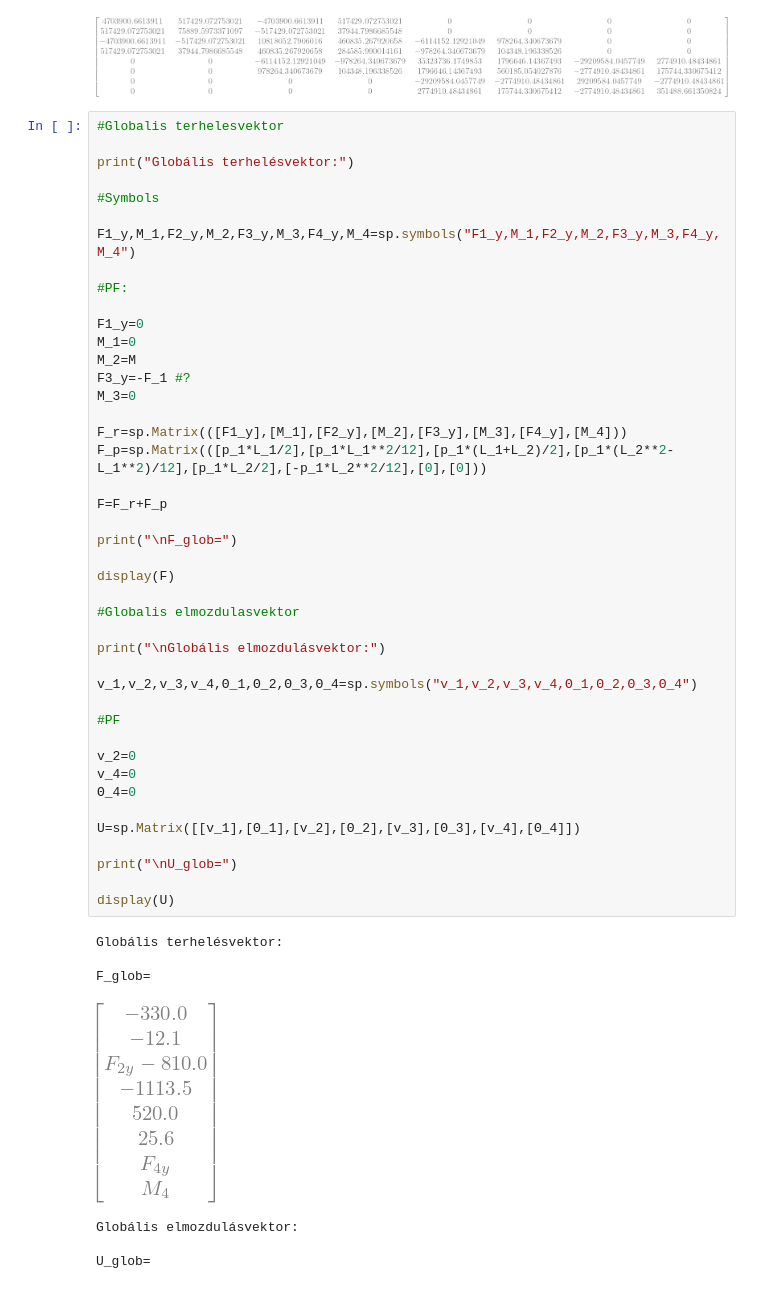
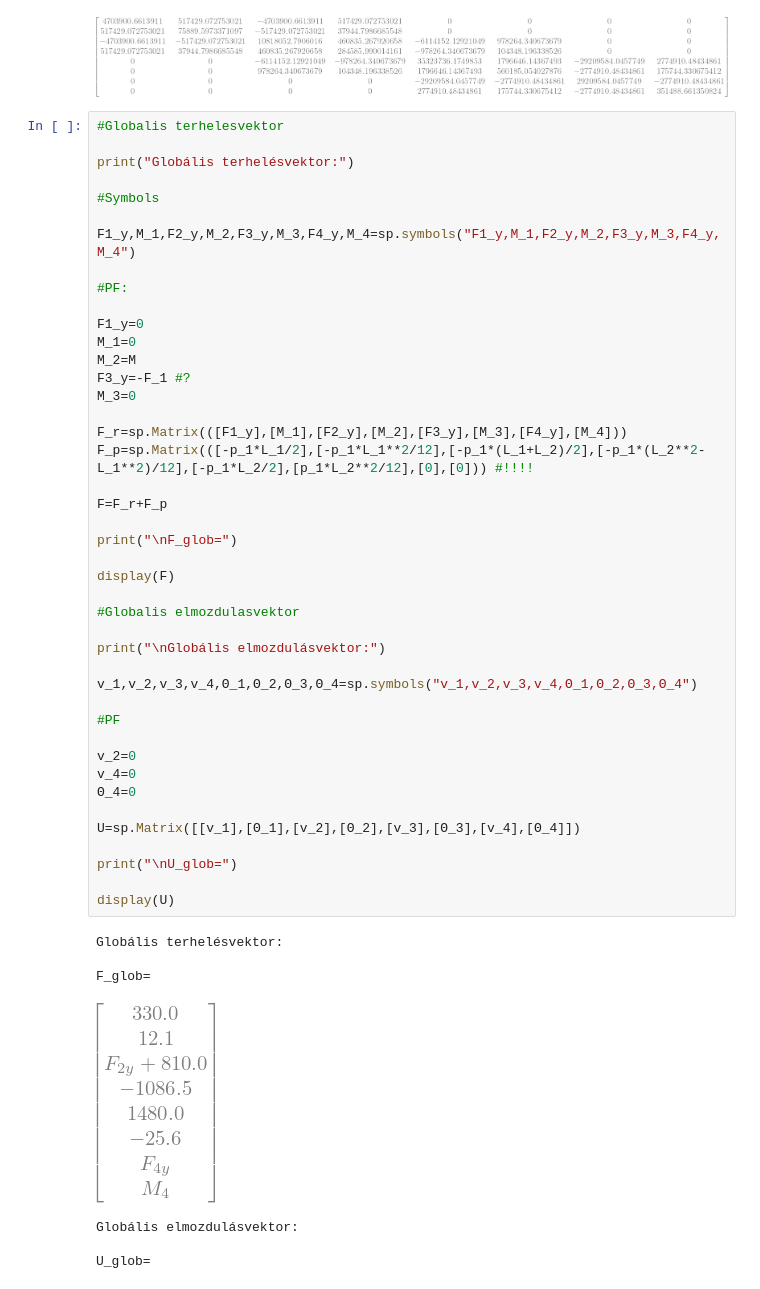
Before and after one commit to near731/VEM_HF1, a Jupyter notebook: vem_hf1.ipynb, the cells around one changed output. Cells and saved outputs as stored; diff of their text form.

```diff
--- a/vem_hf1.ipynb
+++ b/vem_hf1.ipynb
@@ -175,36 +175,36 @@ F3_y=-F_1 #?
 M_3=0
 
 F_r=sp.Matrix(([F1_y],[M_1],[F2_y],[M_2],[F3_y],[M_3],[F4_y],[M_4]))
-F_p=sp.Matrix(([p_1*L_1/2],[p_1*L_1**2/12],[p_1*(L_1+L_2)/2],[p_1*(L_2**2-L_1**2)/12],[p_1*L_2/2],[-p_1*L_2**2/12],[0],[0]))
+F_p=sp.Matrix(([-p_1*L_1/2],[-p_1*L_1**2/12],[-p_1*(L_1+L_2)/2],[-p_1*(L_2**2-L_1**2)/12],[-p_1*L_2/2],[p_1*L_2**2/12],[0],[0])) #!!!!
 
 F=F_r+F_p
 
 print("\nF_glob=")
 
 display(F)
 
 #Globalis elmozdulasvektor
 
 print("\nGlobális elmozdulásvektor:")
 
 v_1,v_2,v_3,v_4,Θ_1,Θ_2,Θ_3,Θ_4=sp.symbols("v_1,v_2,v_3,v_4,Θ_1,Θ_2,Θ_3,Θ_4")
 
 #PF
 
 v_2=0
 v_4=0
 Θ_4=0
 
 U=sp.Matrix([[v_1],[Θ_1],[v_2],[Θ_2],[v_3],[Θ_3],[v_4],[Θ_4]])
 
 print("\nU_glob=")
 
 display(U)
 # %% [output]
 Globális terhelésvektor:
 
 F_glob=
-[figure, old version]
+[figure, new version]
 Globális elmozdulásvektor:
 
 U_glob=
```
Also changed, not shown: parts of 12 cells of this notebook.
